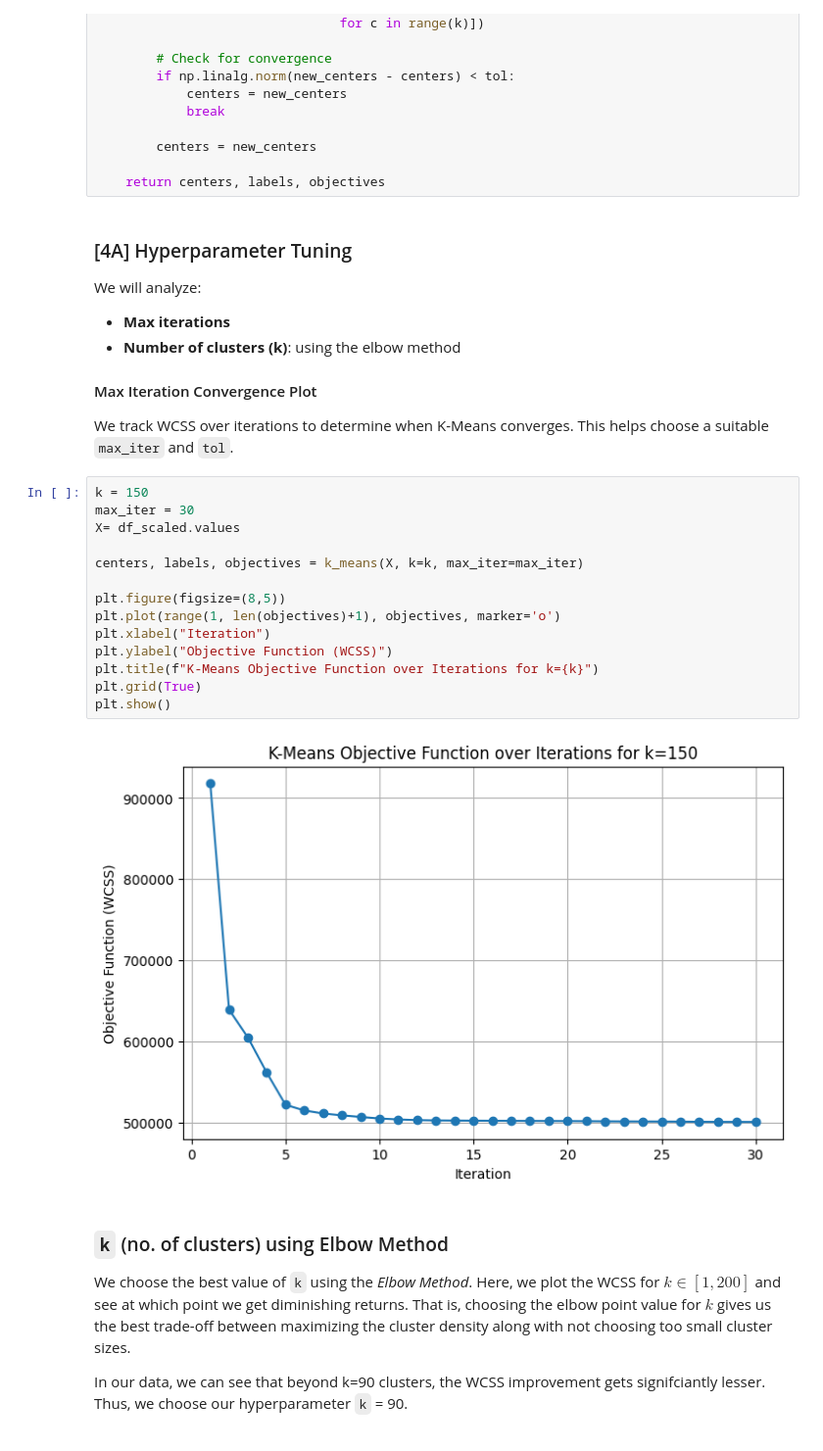
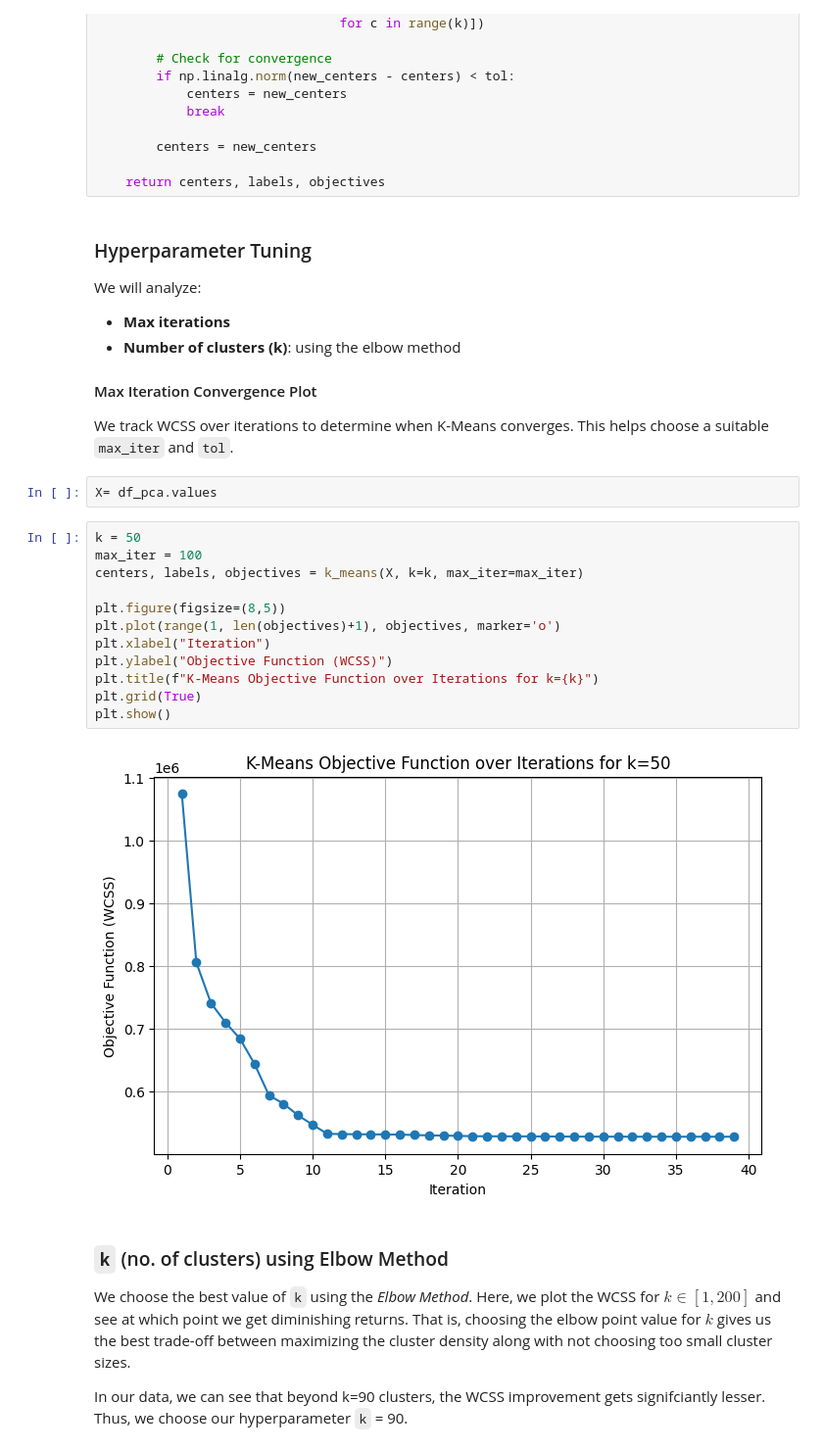
Before and after one commit to vatslgoswami/IML_A2, a Jupyter notebook: clustering.ipynb, the cells around one changed output. Shown at 98% size. Cells and saved outputs as stored; diff of their text form.

```diff
--- a/clustering.ipynb
+++ b/clustering.ipynb
@@ -1333,7 +1353,7 @@ def k_means(X, k=5, max_iter=100, tol=1e-4, random_state=42):
 
     return centers, labels, objectives
 # %% [markdown]
-### [4A] Hyperparameter Tuning
+### Hyperparameter Tuning
 
 We will analyze:
 - **Max iterations**
@@ -1343,22 +1363,22 @@ We will analyze:
 #### Max Iteration Convergence Plot
 
 We track WCSS over iterations to determine when K-Means converges. This helps choose a suitable `max_iter` and `tol`.
+# %%
+X= df_pca.values
 # %%
-k = 150
-max_iter = 30
-X= df_scaled.values
-
+k = 50
+max_iter = 100
 centers, labels, objectives = k_means(X, k=k, max_iter=max_iter)
 
 plt.figure(figsize=(8,5))
 plt.plot(range(1, len(objectives)+1), objectives, marker='o')
 plt.xlabel("Iteration")
 plt.ylabel("Objective Function (WCSS)")
 plt.title(f"K-Means Objective Function over Iterations for k={k}")
 plt.grid(True)
 plt.show()
 # %% [output]
-[figure, old version]
+[figure, new version]
 # %% [markdown]
 ### `k` (no. of clusters) using Elbow Method
 
```
Also changed, not shown: parts of 12 cells of this notebook.
